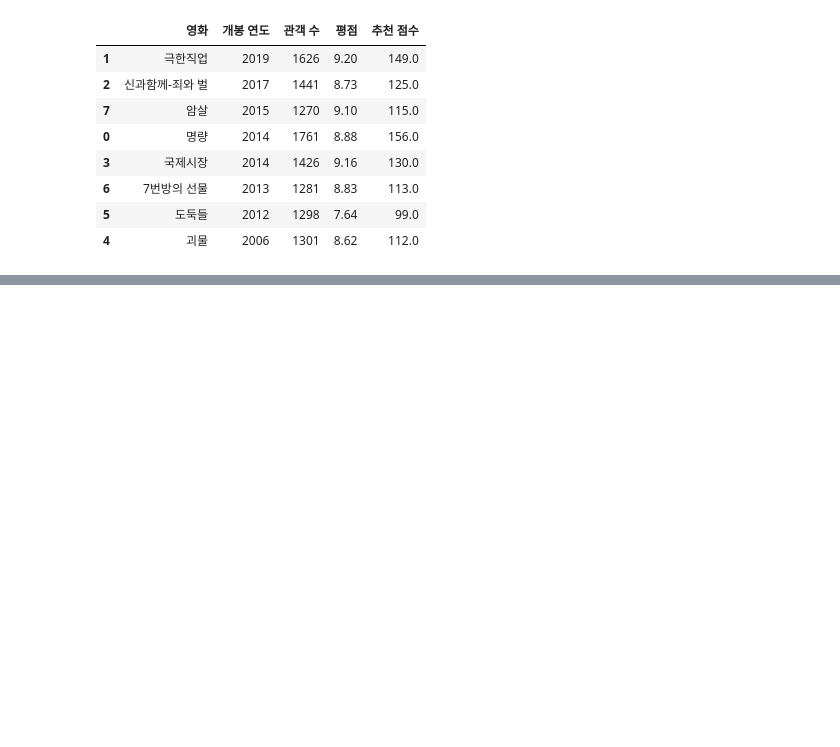
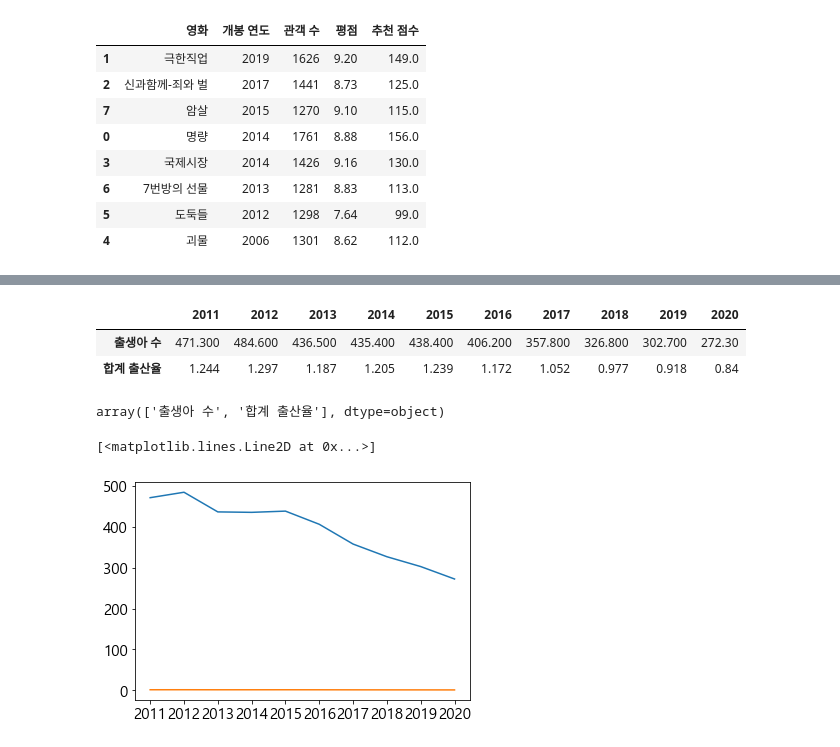
Before and after one commit to dmsxo0691/Java-Python, a Jupyter notebook: 20221101/Quiz.ipynb, the cells around one changed output, grey strips where cells are left out. Cells and saved outputs as stored; diff of their text form; code cells hidden in the pictures; blank space fills up the shorter version.

```diff
--- a/20221101/Quiz.ipynb
+++ b/20221101/Quiz.ipynb
@@ -77,0 +139,26 @@ df.sort_values(by='개봉 연도', ascending=False)
+# %%
+df = pd.read_excel('stat_142801.xls', skiprows=2, nrows=2, index_col=0)
+df
+# %% [output]
+|  | 2011 | 2012 | 2013 | 2014 | 2015 | 2016 | 2017 | 2018 | 2019 | 2020 |
+| 출생아 수 | 471.300 | 484.600 | 436.500 | 435.400 | 438.400 | 406.200 | 357.800 | 326.800 | 302.700 | 272.30 |
+| 합계 출산율 | 1.244 | 1.297 | 1.187 | 1.205 | 1.239 | 1.172 | 1.052 | 0.977 | 0.918 | 0.84 |
+# %%
+df.rename(index={'출생아\xa0수' : '출생아 수', '합계\xa0출산율' : '합계 출산율'}, inplace=True)
+df.index.values
+# %% [output]
+array(['출생아 수', '합계 출산율'], dtype=object)
+# %%
+df = df.T
+
+import matplotlib.pyplot as plt
+import matplotlib
+matplotlib.rcParams['font.family'] = 'Malgun Gothic'
+matplotlib.rcParams['font.size'] = 15
+matplotlib.rcParams['axes.unicode_minus'] = False
+
+plt.plot(df.index, df['출생아 수'])
+plt.plot(df.index, df['합계 출산율'])
+# %% [output]
+[<matplotlib.lines.Line2D at 0x...>]
+[figure, added]
```
Also changed, not shown: parts of 8 cells of this notebook, 1 other file.
